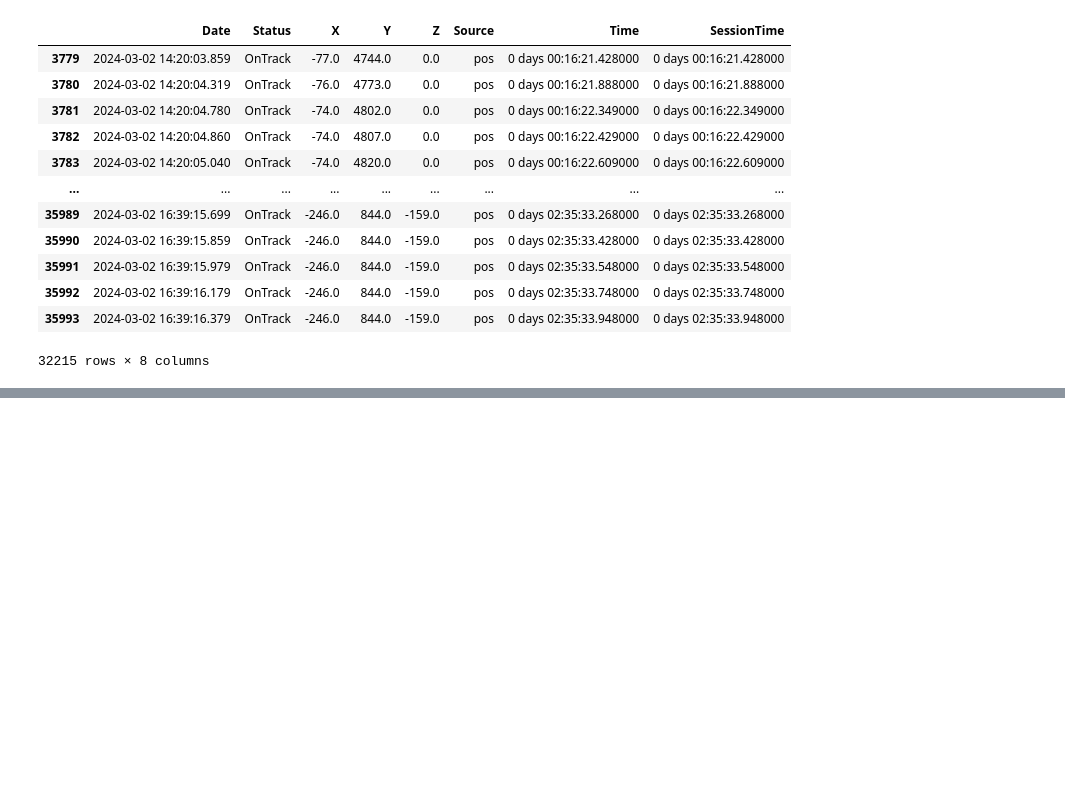
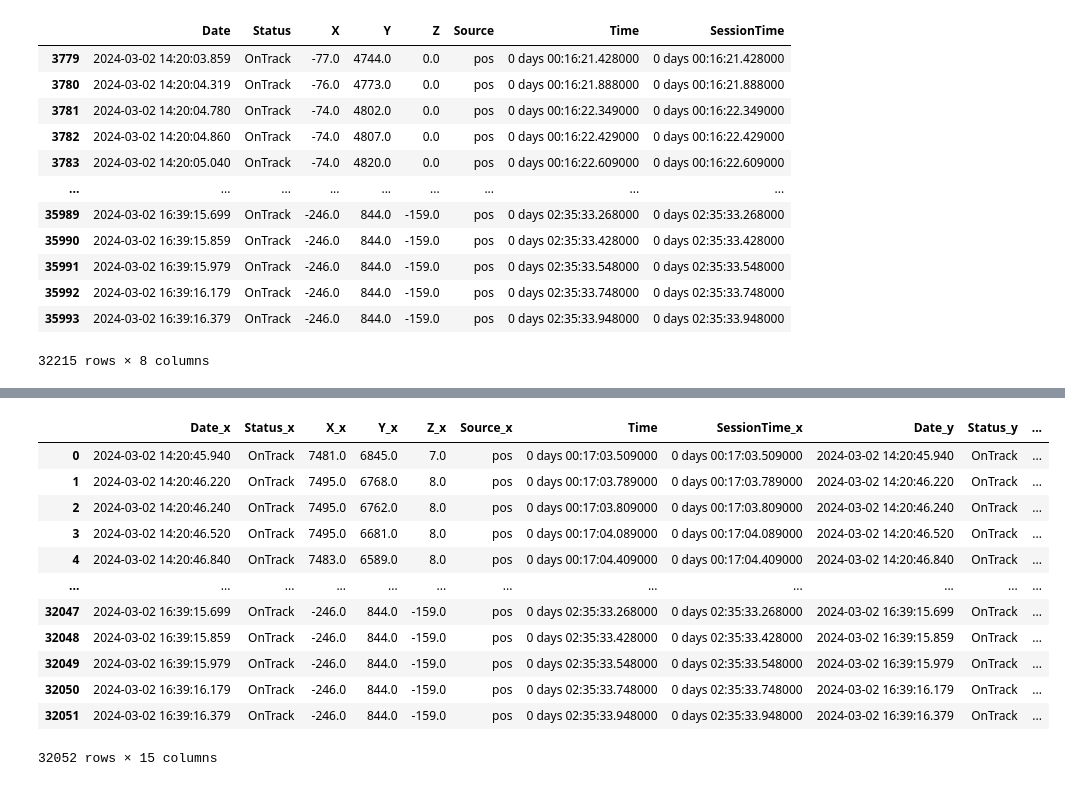
Before and after one commit to mohammedDhinojwala/f1-ai-race-strategy, a Jupyter notebook: notebooks/01_data_investigation.ipynb, the cells around one changed output, grey strips where cells are left out. Cells and saved outputs as stored; diff of their text form; code cells hidden in the pictures; blank space fills up the shorter version.

```diff
--- a/notebooks/01_data_investigation.ipynb
+++ b/notebooks/01_data_investigation.ipynb
@@ -1485,0 +1508,12 @@ zhou_pos[(zhou_pos["X"] != 0) | (zhou_pos["Y"] != 0) | (zhou_pos["Z"] != 0)]
+# %%
+zhou_valid = zhou_pos[
+    (zhou_pos["X"] != 0) |
+    (zhou_pos["Y"] != 0) |
+    (zhou_pos["Z"] != 0)
+].copy()
+
+ocon_valid = ocon_pos[
+    (ocon_pos["X"] != 0) |
+    (ocon_pos["Y"] != 0) |
+    (ocon_pos["Z"] != 0)
+].copy()
@@ -1485,0 +1545,16 @@ zhou_pos[(zhou_pos["X"] != 0) | (zhou_pos["Y"] != 0) | (zhou_pos["Z"] != 0)]
+# %%
+zhou_valid.merge(ocon_valid, on="Time")
+# %% [output]
+|  | Date_x | Status_x | X_x | Y_x | Z_x | Source_x | Time | SessionTime_x | Date_y | Status_y | ... |
+| 0 | 2024-03-02 14:20:45.940 | OnTrack | 7481.0 | 6845.0 | 7.0 | pos | 0 days 00:17:03.509000 | 0 days 00:17:03.509000 | 2024-03-02 14:20:45.940 | OnTrack | ... |
+| 1 | 2024-03-02 14:20:46.220 | OnTrack | 7495.0 | 6768.0 | 8.0 | pos | 0 days 00:17:03.789000 | 0 days 00:17:03.789000 | 2024-03-02 14:20:46.220 | OnTrack | ... |
+| 2 | 2024-03-02 14:20:46.240 | OnTrack | 7495.0 | 6762.0 | 8.0 | pos | 0 days 00:17:03.809000 | 0 days 00:17:03.809000 | 2024-03-02 14:20:46.240 | OnTrack | ... |
+| 3 | 2024-03-02 14:20:46.520 | OnTrack | 7495.0 | 6681.0 | 8.0 | pos | 0 days 00:17:04.089000 | 0 days 00:17:04.089000 | 2024-03-02 14:20:46.520 | OnTrack | ... |
+| 4 | 2024-03-02 14:20:46.840 | OnTrack | 7483.0 | 6589.0 | 8.0 | pos | 0 days 00:17:04.409000 | 0 days 00:17:04.409000 | 2024-03-02 14:20:46.840 | OnTrack | ... |
+| ... | ... | ... | ... | ... | ... | ... | ... | ... | ... | ... | ... |
+| 32047 | 2024-03-02 16:39:15.699 | OnTrack | -246.0 | 844.0 | -159.0 | pos | 0 days 02:35:33.268000 | 0 days 02:35:33.268000 | 2024-03-02 16:39:15.699 | OnTrack | ... |
+| 32048 | 2024-03-02 16:39:15.859 | OnTrack | -246.0 | 844.0 | -159.0 | pos | 0 days 02:35:33.428000 | 0 days 02:35:33.428000 | 2024-03-02 16:39:15.859 | OnTrack | ... |
+| 32049 | 2024-03-02 16:39:15.979 | OnTrack | -246.0 | 844.0 | -159.0 | pos | 0 days 02:35:33.548000 | 0 days 02:35:33.548000 | 2024-03-02 16:39:15.979 | OnTrack | ... |
+| 32050 | 2024-03-02 16:39:16.179 | OnTrack | -246.0 | 844.0 | -159.0 | pos | 0 days 02:35:33.748000 | 0 days 02:35:33.748000 | 2024-03-02 16:39:16.179 | OnTrack | ... |
+| 32051 | 2024-03-02 16:39:16.379 | OnTrack | -246.0 | 844.0 | -159.0 | pos | 0 days 02:35:33.948000 | 0 days 02:35:33.948000 | 2024-03-02 16:39:16.379 | OnTrack | ... |
+32052 rows × 15 columns
```
Also changed, not shown: parts of 41 cells of this notebook.
